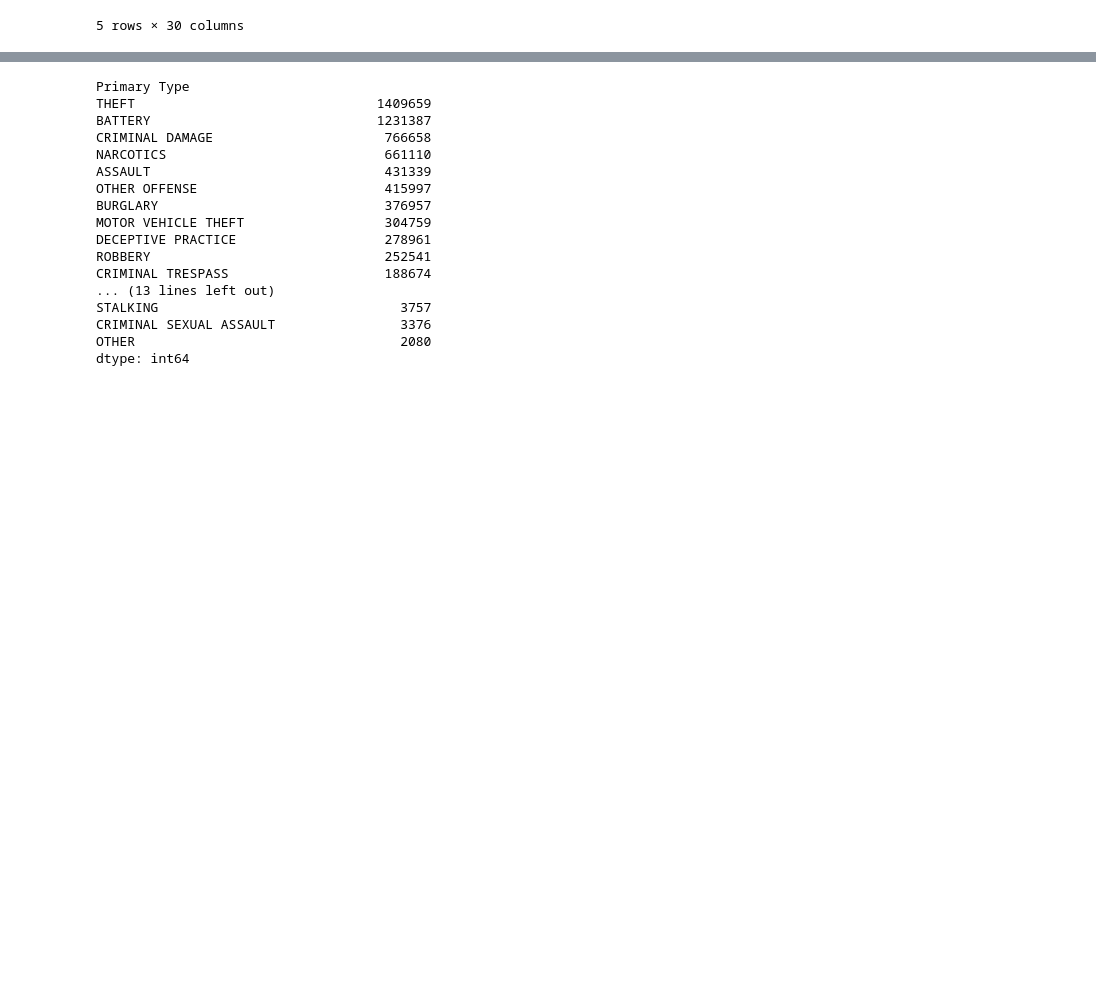
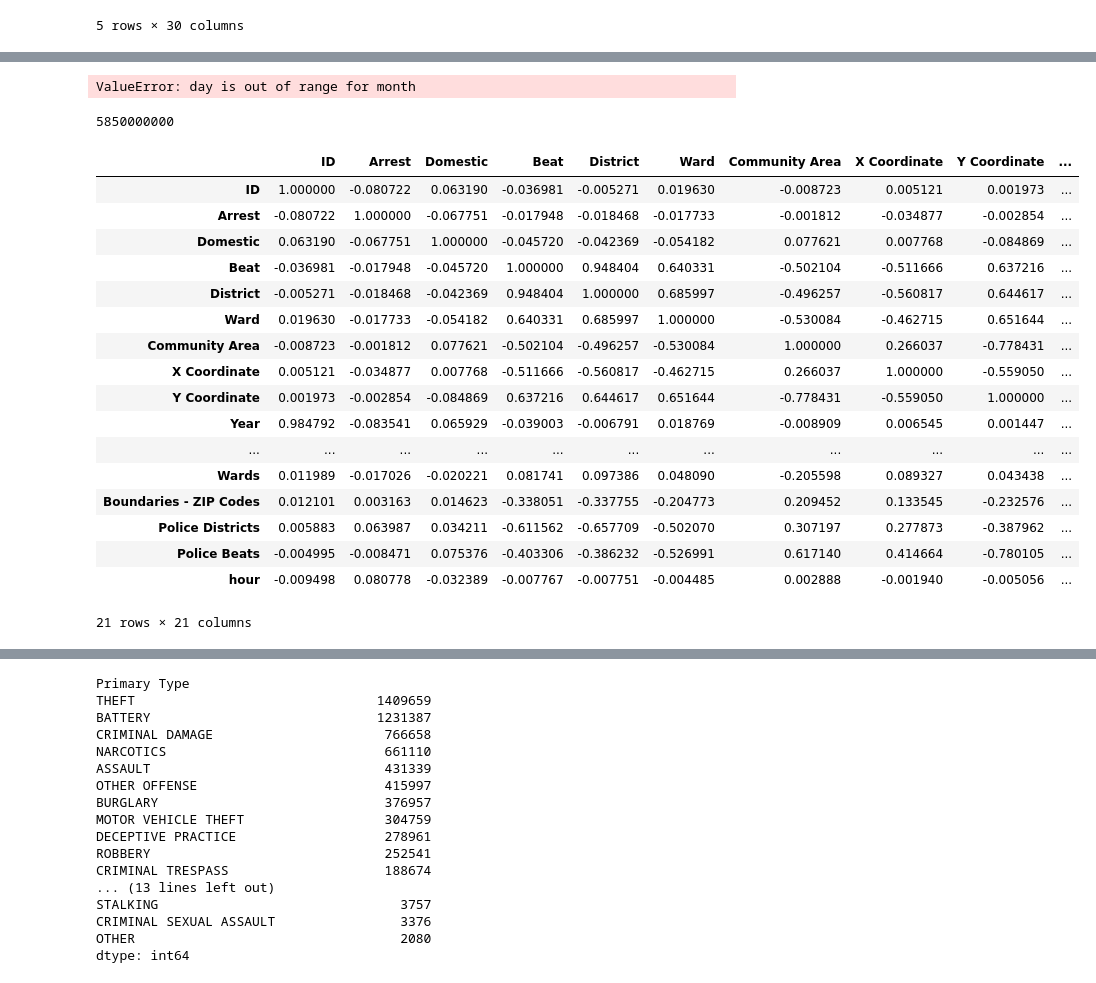
Before and after one commit to Karla-Flores/Arrests-Predictor, a Jupyter notebook: ETL/Chicago_Crime_raw_data.ipynb, the cells around one changed output, grey strips where cells are left out. Saved outputs shown, nothing was run; the diff lists cells and outputs as text; code cells hidden in the pictures; blank space fills up the shorter version.

```diff
--- a/ETL/Chicago_Crime_raw_data.ipynb
+++ b/ETL/Chicago_Crime_raw_data.ipynb
@@ -47,0 +71,30 @@ dtype: int64
+# %%
+table['new_date_year'] = table.new_date.apply(lambda x:x.replace(year=2015))
+table.head()
+# %% [output]
+ValueError: day is out of range for month
+# %%
+130 * 12 * 3750000
+# %% [output]
+5850000000
+# %%
+table.corr()
+# %% [output]
+|  | ID | Arrest | Domestic | Beat | District | Ward | Community Area | X Coordinate | Y Coordinate | ... |
+| ID | 1.000000 | -0.080722 | 0.063190 | -0.036981 | -0.005271 | 0.019630 | -0.008723 | 0.005121 | 0.001973 | ... |
+| Arrest | -0.080722 | 1.000000 | -0.067751 | -0.017948 | -0.018468 | -0.017733 | -0.001812 | -0.034877 | -0.002854 | ... |
+| Domestic | 0.063190 | -0.067751 | 1.000000 | -0.045720 | -0.042369 | -0.054182 | 0.077621 | 0.007768 | -0.084869 | ... |
+| Beat | -0.036981 | -0.017948 | -0.045720 | 1.000000 | 0.948404 | 0.640331 | -0.502104 | -0.511666 | 0.637216 | ... |
+| District | -0.005271 | -0.018468 | -0.042369 | 0.948404 | 1.000000 | 0.685997 | -0.496257 | -0.560817 | 0.644617 | ... |
+| Ward | 0.019630 | -0.017733 | -0.054182 | 0.640331 | 0.685997 | 1.000000 | -0.530084 | -0.462715 | 0.651644 | ... |
+| Community Area | -0.008723 | -0.001812 | 0.077621 | -0.502104 | -0.496257 | -0.530084 | 1.000000 | 0.266037 | -0.778431 | ... |
+| X Coordinate | 0.005121 | -0.034877 | 0.007768 | -0.511666 | -0.560817 | -0.462715 | 0.266037 | 1.000000 | -0.559050 | ... |
+| Y Coordinate | 0.001973 | -0.002854 | -0.084869 | 0.637216 | 0.644617 | 0.651644 | -0.778431 | -0.559050 | 1.000000 | ... |
+| Year | 0.984792 | -0.083541 | 0.065929 | -0.039003 | -0.006791 | 0.018769 | -0.008909 | 0.006545 | 0.001447 | ... |
+| ... | ... | ... | ... | ... | ... | ... | ... | ... | ... | ... |
+| Wards | 0.011989 | -0.017026 | -0.020221 | 0.081741 | 0.097386 | 0.048090 | -0.205598 | 0.089327 | 0.043438 | ... |
+| Boundaries - ZIP Codes | 0.012101 | 0.003163 | 0.014623 | -0.338051 | -0.337755 | -0.204773 | 0.209452 | 0.133545 | -0.232576 | ... |
+| Police Districts | 0.005883 | 0.063987 | 0.034211 | -0.611562 | -0.657709 | -0.502070 | 0.307197 | 0.277873 | -0.387962 | ... |
+| Police Beats | -0.004995 | -0.008471 | 0.075376 | -0.403306 | -0.386232 | -0.526991 | 0.617140 | 0.414664 | -0.780105 | ... |
+| hour | -0.009498 | 0.080778 | -0.032389 | -0.007767 | -0.007751 | -0.004485 | 0.002888 | -0.001940 | -0.005056 | ... |
+21 rows × 21 columns
```
Also changed, not shown: parts of 7 cells of this notebook, 1 other file.
